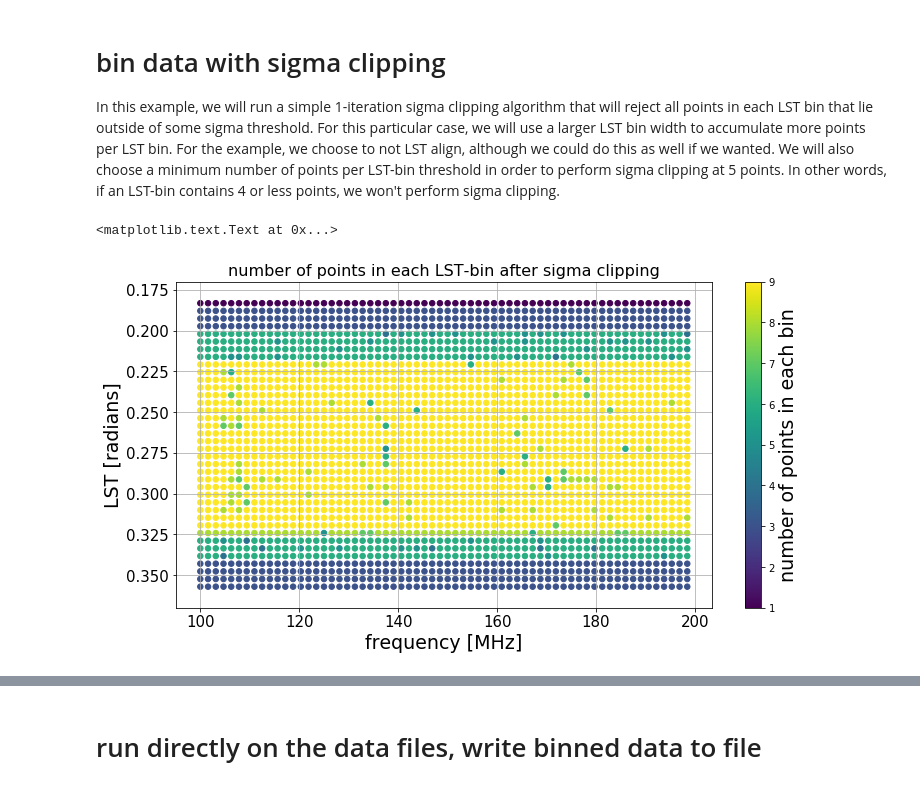
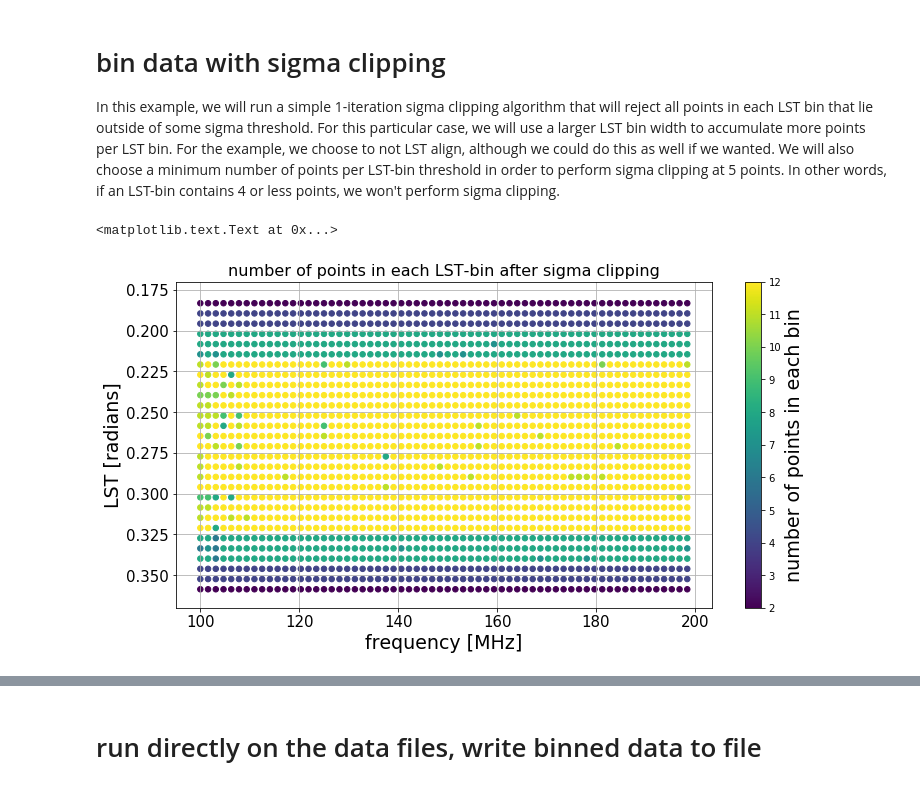
Before and after one commit to HERA-Team/hera_cal, a Jupyter notebook: scripts/notebooks/running_lstbin.ipynb, the cells around one changed output, grey strips where cells are left out. Drawn from its saved outputs; the diff is of its cells as text; code cells hidden in the pictures.

Commit message:
updated lstbin notebook 	modified:   ../scripts/notebooks/running_lstbin.ipynb

```diff
--- a/scripts/notebooks/running_lstbin.ipynb
+++ b/scripts/notebooks/running_lstbin.ipynb
@@ -54,4 +54,5 @@ lst_list = [lst1, lst2, lst3]
 delta_lst = np.median(np.diff(lst1))
 
 # form lst grid starting at 0 radians and going until 2*pi radians
-lst_grid = np.arange(0, 2*np.pi, delta_lst)
+lst_grid = hc.lstbin.make_lst_grid(delta_lst)
+dlst = np.median(np.diff(lst_grid))
@@ -137,17 +140,11 @@ divide by zero encountered in log10
 Now we would like to physically interpolate each of the nightly data across time so as to align each night directly with the pre-defined LST grid. The only difference is that before passing the data through `lst_bin`, we will call the `lst_align` function.
 # %%
 # interpolate each data dict onto lst_grid, must set bounds_error = False to not raise an out-of-bounds error
-data1_interp, interp_wgts1, interp_lsts1 = hc.lstbin.lst_align(data1, lst1, lst_grid=lst_grid, kind='cubic',
-                                                                fill_value=None, lst_init=0, bounds_error=False,
-                                                               smooth_and_slide=False, flag_extrapolate=False)
-data2_interp, interp_wgts2, interp_lsts2 = hc.lstbin.lst_align(data2, lst2, lst_grid=lst_grid, kind='cubic',
-                                                                fill_value=None, lst_init=0, bounds_error=False,
-                                                               smooth_and_slide=False, flag_extrapolate=False)
-data3_interp, interp_wgts3, interp_lsts3 = hc.lstbin.lst_align(data3, lst3, lst_grid=lst_grid, kind='cubic',
-                                                                fill_value=None, lst_init=0, bounds_error=False,
-                                                               smooth_and_slide=False, flag_extrapolate=False)
+data1_i, flgs1_i, lsts1_i = hc.lstbin.lst_align(data1, lst1, dlst=dlst)
+data2_i, flgs2_i, lsts2_i = hc.lstbin.lst_align(data2, lst2, dlst=dlst)
+data3_i, flgs3_i, lsts3_i = hc.lstbin.lst_align(data3, lst3, dlst=dlst)
 
-data_list = [data1_interp, data2_interp, data3_interp]
-lst_list = [interp_lsts1, interp_lsts2, interp_lsts3]
+data_list = [data1_i, data2_i, data3_i]
+lst_list = [lsts1_i, lsts2_i, lsts3_i]
 # %%
 # LST bin!
@@ -186,4 +182,5 @@ No significant difference can be found by eye, however, further work needs to be
 In this example, we will run a simple 1-iteration sigma clipping algorithm that will reject all points in each LST bin that lie outside of some sigma threshold. For this particular case, we will use a larger LST bin width to accumulate more points per LST bin. For the example, we choose to not LST align, although we could do this as well if we wanted. We will also choose a minimum number of points per LST-bin threshold in order to perform sigma clipping at 5 points. In other words, if an LST-bin contains 4 or less points, we won't perform sigma clipping.
 # %%
 # form lst grid starting at 0 radians and going until 2*pi radians
-lst_grid2 = np.arange(0, 2*np.pi, delta_lst*3)
+lst_grid2 = hc.lstbin.make_lst_grid(dlst*4)
+dlst2 = np.median(np.diff(lst_grid2))
@@ -190,29 +192,29 @@ lst_grid2 = np.arange(0, 2*np.pi, delta_lst*3)
 # %%
 # LST bin, with 5 sigma rejection tolerance
-data_avg, wgts_avg, data_std, lst_bins, data_num = hc.lstbin.lst_bin(data_list, lst_list, lst_grid=lst_grid2,
-                                                                     lst_init=0, sig_clip=True, sigma=5, min_N=5)
+data_avg, flgs_min, data_std, lst_bins, data_num = hc.lstbin.lst_bin(data_list, lst_list, dlst=dlst2,
+                                                                     sig_clip=True, sigma=8, min_N=5)
 # %%
 # plot the number of points that fell into each LST bin
 key = data_num.keys()[0]
 X, Y = np.meshgrid(np.linspace(100, 200, 64, endpoint=False), lst_bins[::2])
 X = X.ravel()
 Y = Y.ravel()
 
 fig, ax = plt.subplots(1, 1, figsize=(12, 6))
 ax.grid()
 cax = ax.scatter(X, Y, c=data_num[key][::2, :].ravel(), s=30, cmap='viridis')
 cbar = fig.colorbar(cax)
-cbar.set_ticks(np.arange(1, 11))
+cbar.set_ticks(np.arange(1, 13))
 cbar.set_label('number of points in each bin', fontsize=19)
 ax.set_xlabel('frequency [MHz]', fontsize=19)
 ax.set_ylabel('LST [radians]', fontsize=19)
 ax.set_ylim(0.37, 0.17)
 _ = [tl.set_size(15) for tl in ax.get_xticklabels()]
 _ = [tl.set_size(15) for tl in ax.get_yticklabels()]
 ax.set_title("number of points in each LST-bin after sigma clipping", fontsize=16)
 # %% [output]
 <matplotlib.text.Text at 0x...>
-[figure, old version]
+[figure, new version]
 # %%
 key = (24, 25, 'xx')
 fig, axes = plt.subplots(1, 2, figsize=(16, 6))
```
Also changed, not shown: parts of 12 cells of this notebook.
